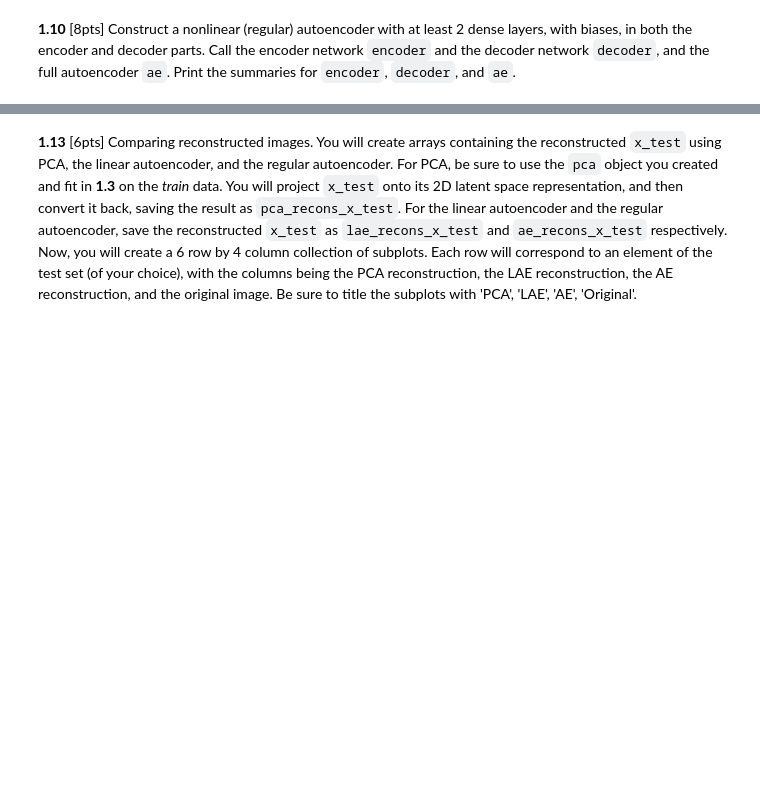
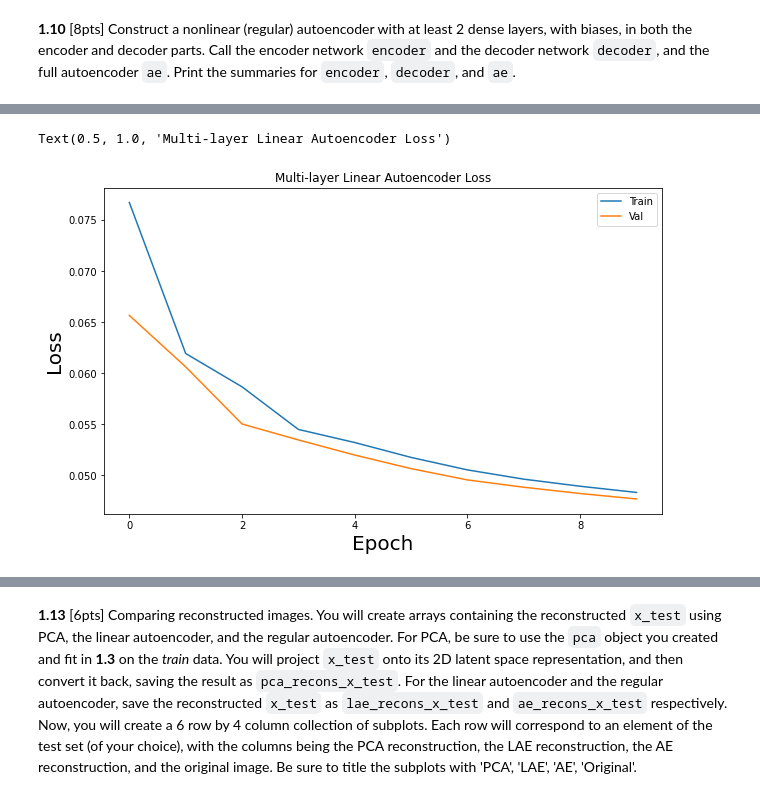
Before and after one commit to jackxxu/2020-CS109B, a Jupyter notebook: content/homeworks/hw05/notebook/cs109b-hw5-students.ipynb, the cells around one changed output, grey strips where cells are left out. Cells and saved outputs as stored; diff of their text form; code cells hidden in the pictures; blank space fills up the shorter version.

```diff
--- a/content/homeworks/hw05/notebook/cs109b-hw5-students.ipynb
+++ b/content/homeworks/hw05/notebook/cs109b-hw5-students.ipynb
@@ -255,2 +257,20 @@ i can't tell for sure, but it does seemt that PCA is able to
 # %% [markdown]
 **1.10** [8pts] Construct a nonlinear (regular) autoencoder with at least 2 dense layers, with biases, in both the encoder and decoder parts. Call the encoder network `encoder` and the decoder network `decoder`, and the full autoencoder `ae`. Print the summaries for `encoder`, `decoder`, and `ae`.
+# %%
+# your code here
+
+encoding_dim = 2
+neurons = 64
+n_samples, flat_size = X_test_flat.shape
+input_layer = Input(shape=flat_size,  name="input")
+x = Dense(neurons, activation='relu', name='linear_encoder')(input_layer)
+x = Dense(neurons, activation='relu', name='linear_encoder2')(x)
+x = Dense(encoding_dim, activation='relu', name='latent_view')(x)
+
+encoder2 = Model(input_layer, x, name='encoder_model')
+
+x = Dense(flat_size, activation='sigmoid', name='linear_decoder')(x)
+x = Dense(flat_size, activation='sigmoid', name='linear_decoder2')(x)
+lae2 = Model(input_layer, x, name='encoder_model')
+lae2.compile(loss='mean_squared_error', optimizer='adam')
+lae2.summary()
@@ -256,0 +300,14 @@ i can't tell for sure, but it does seemt that PCA is able to
+# %%
+# your code here
+
+# your code here
+import datetime
+
+batch_size = 1048
+epochs = 10
+logdir = os.path.join("logs", datetime.datetime.now().strftime("%Y%m%d-%H%M%S"))
+callbacks = [tf.keras.callbacks.EarlyStopping(monitor='val_loss', patience=10, verbose=5, mode='auto'),
+             tf.keras.callbacks.TensorBoard(logdir, histogram_freq=1)]
+
+history = lae2.fit(X_train_flat, X_train_flat, epochs=epochs, batch_size=batch_size,
+                  validation_data=(X_test_flat, X_test_flat), callbacks=callbacks)
@@ -256,0 +332,12 @@ i can't tell for sure, but it does seemt that PCA is able to
+# %%
+# your code here
+fig, ax = plt.subplots(1,1, figsize=(10,6))
+ax.plot(history.history['loss'], label='Train')
+ax.plot(history.history['val_loss'], label='Val')
+ax.set_xlabel("Epoch", fontsize=20)
+ax.set_ylabel("Loss", fontsize=20)
+ax.legend()
+ax.set_title('Multi-layer Linear Autoencoder Loss')
+# %% [output]
+Text(0.5, 1.0, 'Multi-layer Linear Autoencoder Loss')
+[figure, added]
```
Also changed, not shown: parts of 18 cells of this notebook.
